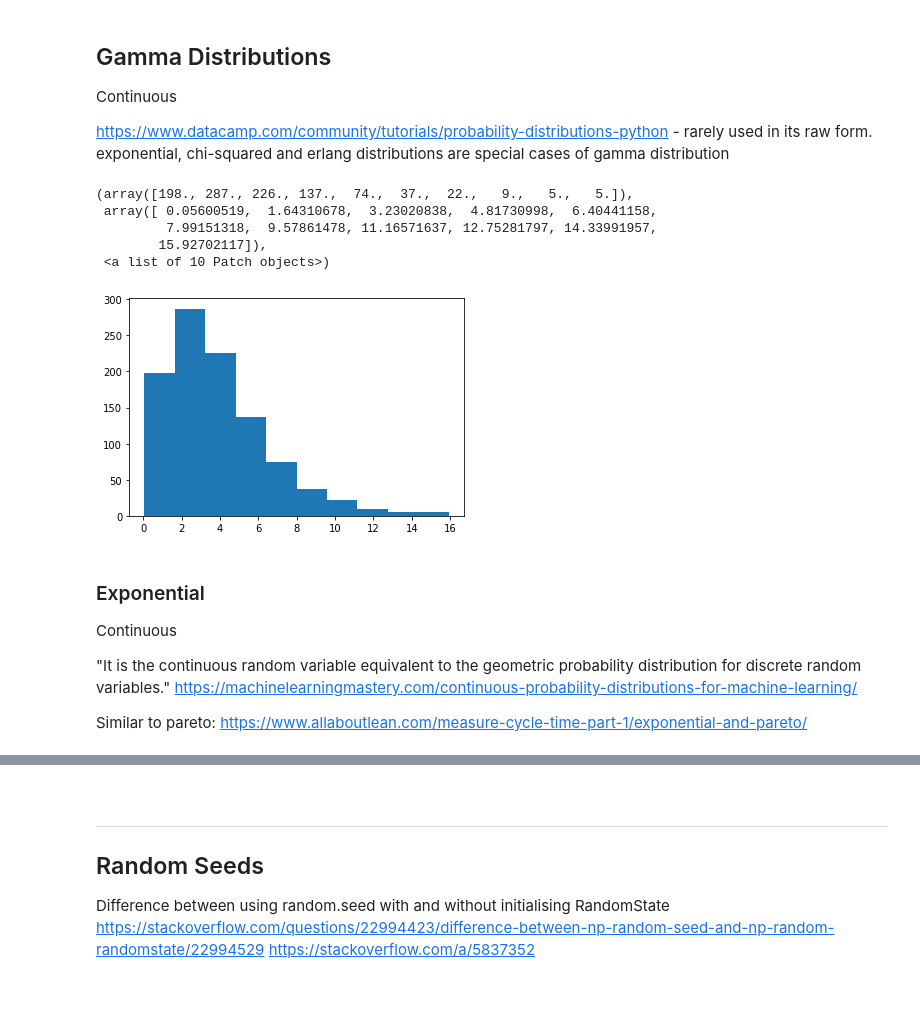
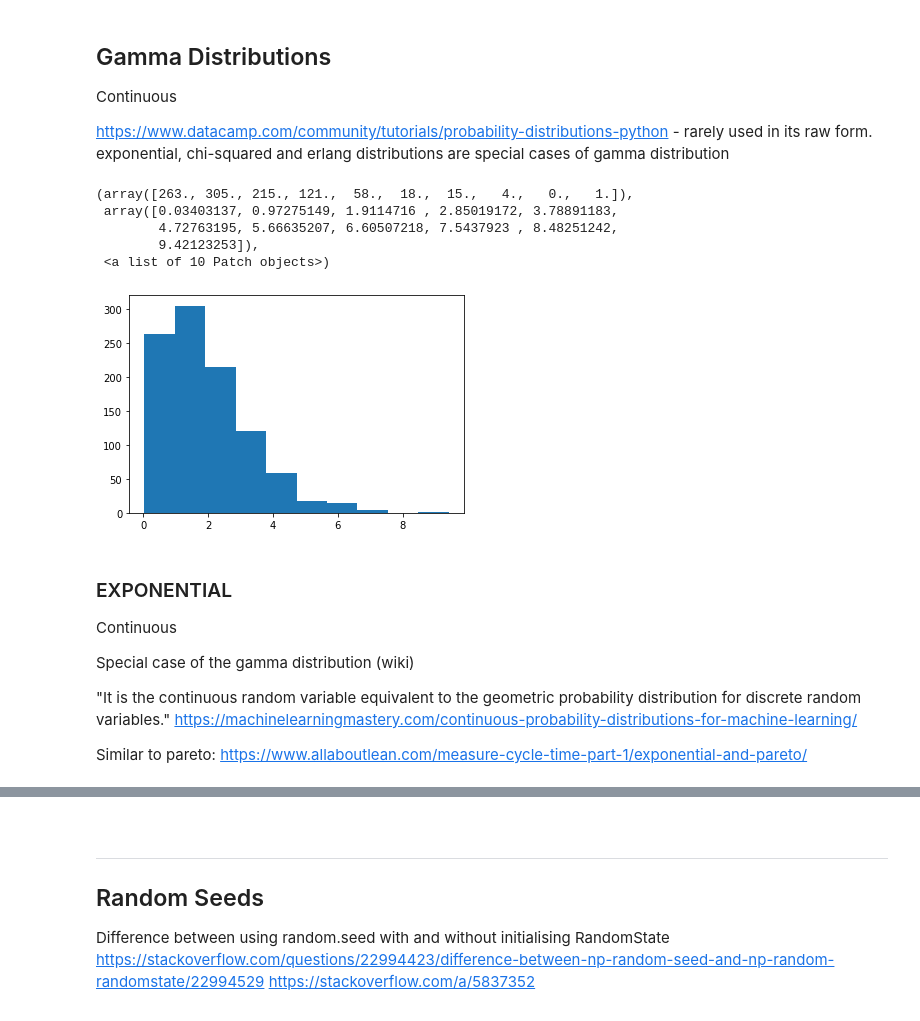
Before and after one commit to jennifer-ryan/numpy.random-project, a Jupyter notebook: numpy.random.ipynb, the cells around one changed output, grey strips where cells are left out. Cells and saved outputs as stored; diff of their text form; code cells hidden in the pictures.

```diff
--- a/numpy.random.ipynb
+++ b/numpy.random.ipynb
@@ -814,20 +803,21 @@ Continuous
 
 https://www.datacamp.com/community/tutorials/probability-distributions-python - rarely used in its raw form. exponential, chi-squared and erlang distributions are special cases of gamma distribution
 # %%
-x = np.random.gamma(2, 2, 1000)
+x = np.random.gamma(2, 1, 1000)
 plt.hist(x)
 # %% [output]
-(array([198., 287., 226., 137.,  74.,  37.,  22.,   9.,   5.,   5.]),
- array([ 0.05600519,  1.64310678,  3.23020838,  4.81730998,  6.40441158,
-         7.99151318,  9.57861478, 11.16571637, 12.75281797, 14.33991957,
-        15.92702117]),
+(array([263., 305., 215., 121.,  58.,  18.,  15.,   4.,   0.,   1.]),
+ array([0.03403137, 0.97275149, 1.9114716 , 2.85019172, 3.78891183,
+        4.72763195, 5.66635207, 6.60507218, 7.5437923 , 8.48251242,
+        9.42123253]),
  <a list of 10 Patch objects>)
-[figure, old version]
+[figure, new version]
 # %% [markdown]
-### Exponential
+### EXPONENTIAL
 
 Continuous
 
+Special case of the gamma distribution (wiki)
 
 "It is the continuous random variable equivalent to the geometric probability distribution for discrete random variables." https://machinelearningmastery.com/continuous-probability-distributions-for-machine-learning/
 
```
Also changed, not shown: parts of 36 cells of this notebook.
